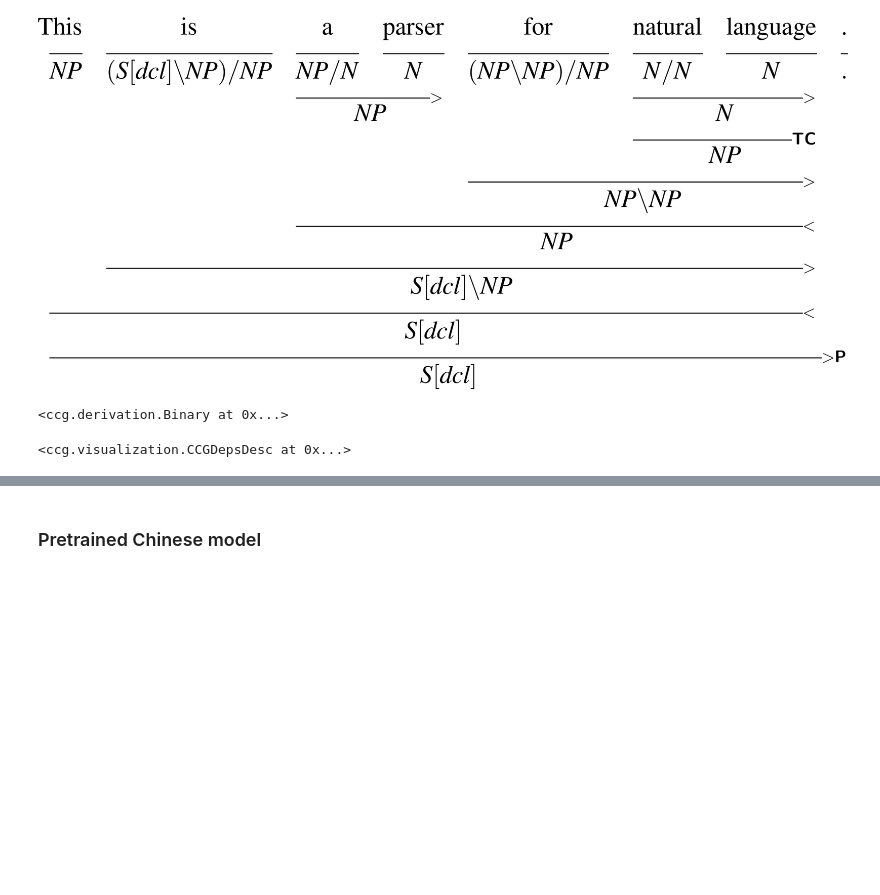
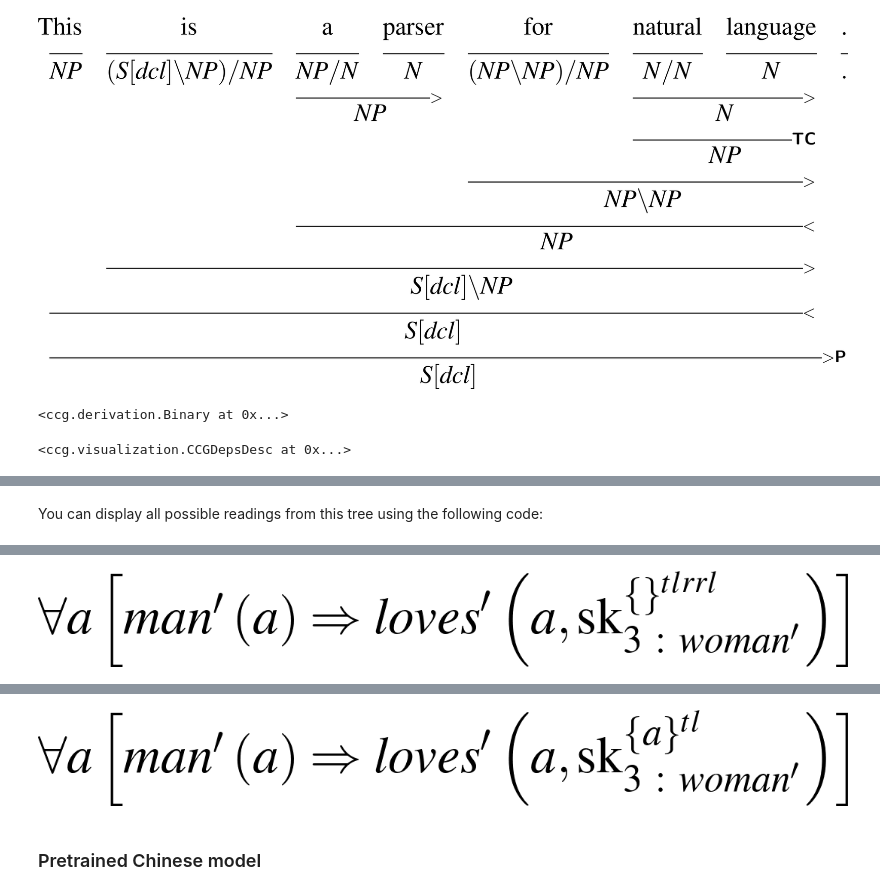
Before and after one commit to stanojevic/ccgtools, a Jupyter notebook: notebooks/demo.ipynb, the cells around one changed output, grey strips where cells are left out. Drawn from its saved outputs; the diff is of its cells as text; code cells hidden in the pictures; blank space fills up the shorter version.

```diff
--- a/notebooks/demo.ipynb
+++ b/notebooks/demo.ipynb
@@ -34,0 +50,6 @@ tree.deps()
+# %% [markdown]
+You can display all possible readings from this tree using the following code:
+# %%
+for reading in tree.all_readings():
+    reading.display()
+# %% [output]
@@ -34,0 +57 @@ tree.deps()
+[figure, added]
@@ -35,3 +59,4 @@ tree.deps()
+[figure, added]
 # %% [markdown]
 ### Pretrained Chinese model
 # %%
```
Also changed, not shown: parts of 5 cells of this notebook.
